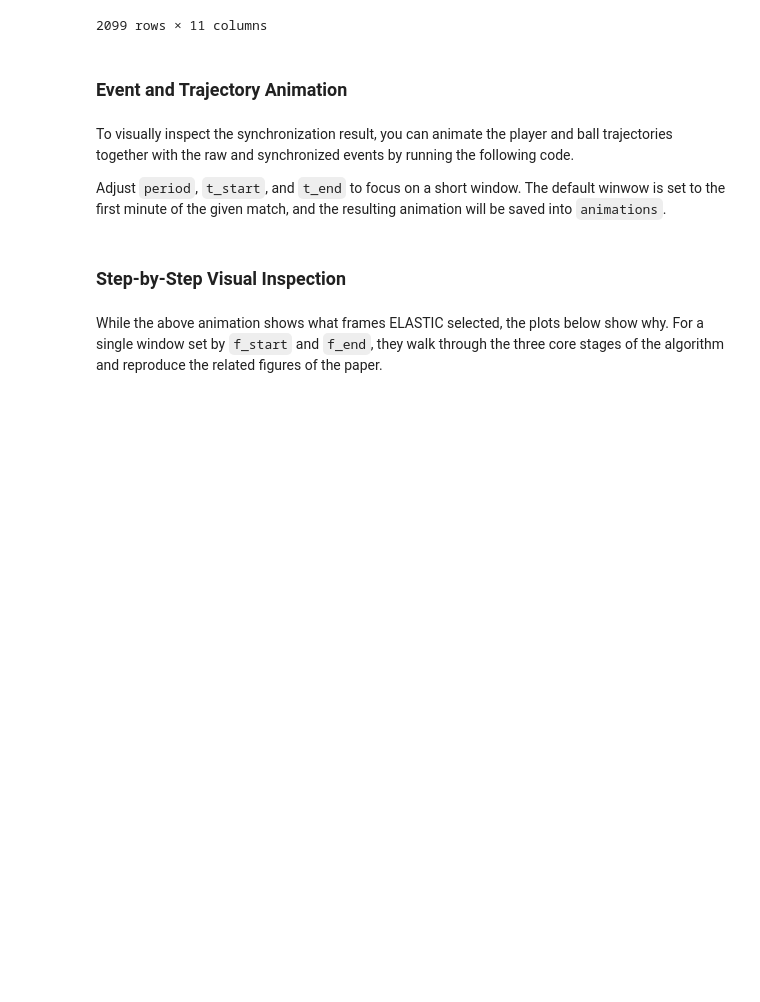
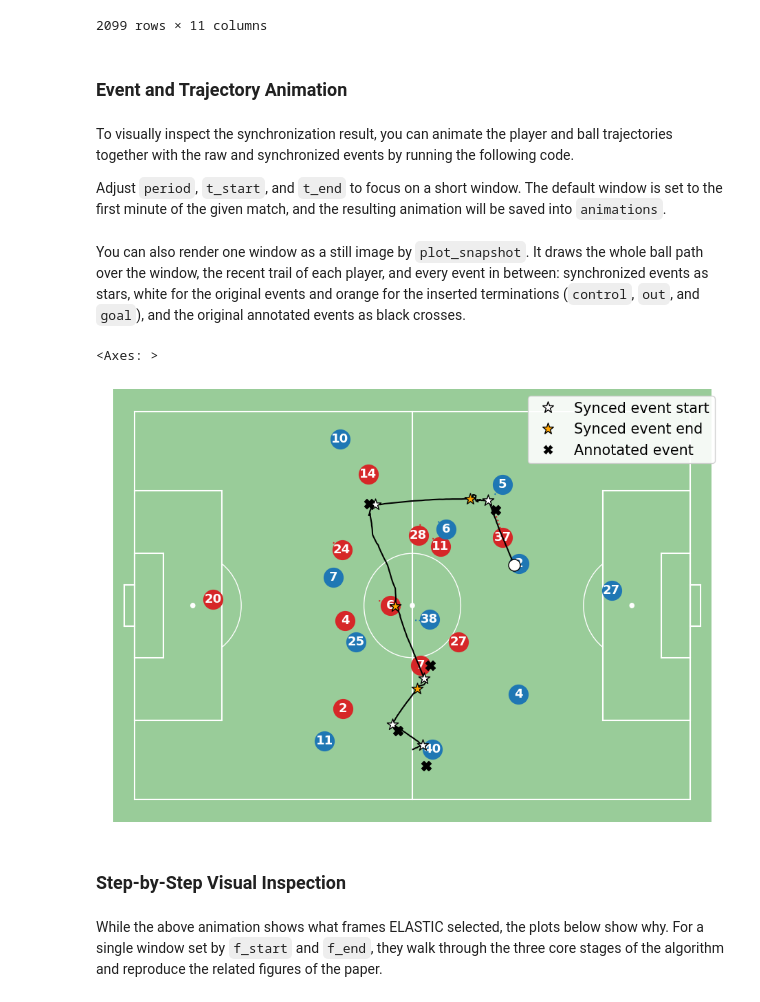
Before and after one commit to hyunsungkim-ds/elastic, a Jupyter notebook: tutorial.ipynb, the cells around one changed output. Cells and saved outputs as stored; diff of their text form; code cells hidden in the pictures; blank space fills up the shorter version.

Commit message:
✨ Add plot_snapshot to animator.py and update tutorial.ipynb

```diff
--- a/tutorial.ipynb
+++ b/tutorial.ipynb
@@ -111,21 +115,28 @@ synced_events
 # %% [markdown]
 To visually inspect the synchronization result, you can animate the player and ball trajectories together with the raw and synchronized events by running the following code.
 
-Adjust `period`, `t_start`, and `t_end` to focus on a short window. The default winwow is set to the first minute of the given match, and the resulting animation will be saved into `animations`.
+Adjust `period`, `t_start`, and `t_end` to focus on a short window. The default window is set to the first minute of the given match, and the resulting animation will be saved into `animations`.
 # %%
 # By default, this code generates the animation for the given match's first minute
-period = 1
+period_id = 1
 t_start, t_end = 0, 60  # start and end time of the animation in seconds
 
 merged_data = SportecData.merge_synced_events_and_tracking(synced_events, match.tracking, match.fps, ffill=True)
-segment_data = merged_data[(merged_data["period_id"] == period) & (merged_data["timestamp"].between(t_start, t_end))]
+segment_data = merged_data[(merged_data["period_id"] == period_id) & (merged_data["timestamp"].between(t_start, t_end))]
 animator = Animator({"main": segment_data}, show_events=True)
 anim = animator.run()
 
 writer = animation.FFMpegWriter(fps=match.fps)
 os.makedirs("animations", exist_ok=True)
-anim_path = f"animations/sportec_{match_id}_{period}_{t_start:04d}-{t_end:04d}.mp4"
+anim_path = f"animations/sportec_{match_id}_{period_id}_{t_start:04d}-{t_end:04d}.mp4"
 anim.save(anim_path, writer=writer)
+# %% [markdown]
+You can also render one window as a still image by `plot_snapshot`. It draws the whole ball path over the window, the recent trail of each player, and every event in between: synchronized events as stars, white for the original events and orange for the inserted terminations (`control`, `out`, and `goal`), and the original annotated events as black crosses.
+# %%
+plot_snapshot(merged_data, period_id, 20, 34, show_legend=True)
+# %% [output]
+<Axes: >
+[figure, added]
 # %% [markdown]
 ### Step-by-Step Visual Inspection
 # %% [markdown]
```
Also changed, not shown: parts of 4 cells of this notebook, 1 other file.
